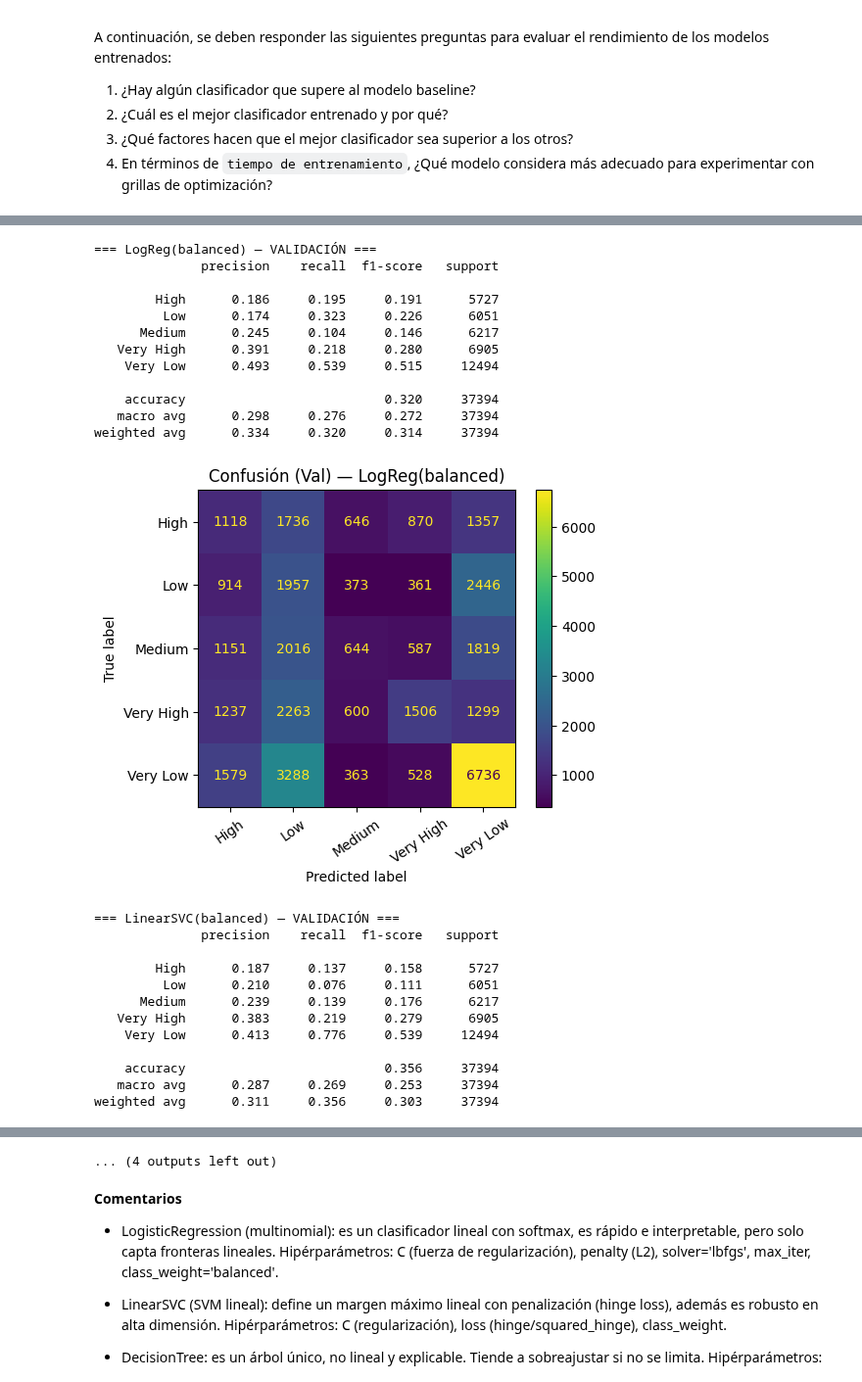
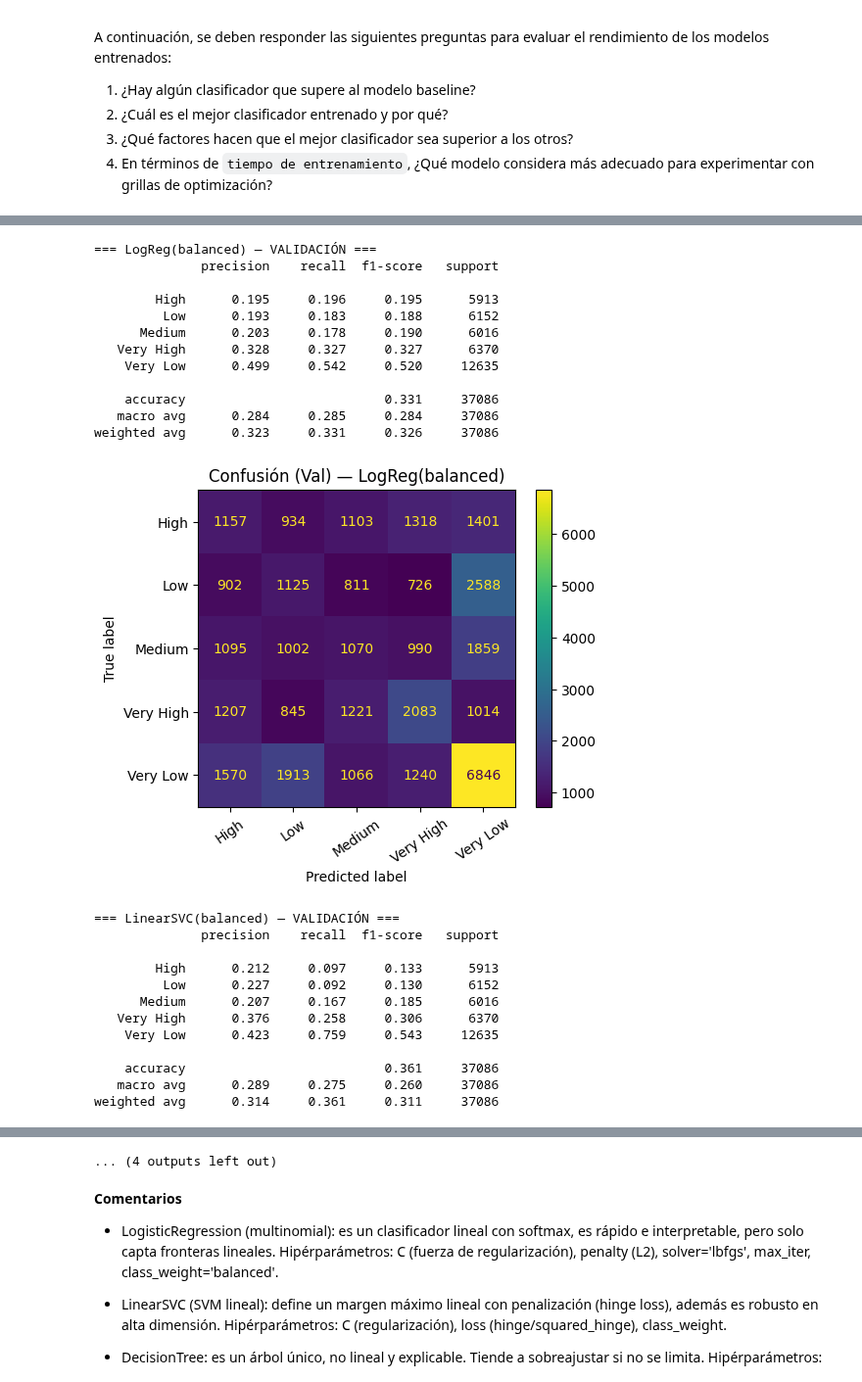
Before and after one commit to jesuvalenzuela/NanSquad, a Jupyter notebook: Proyecto/entrega1/enunciado_entrega1.ipynb, the cells around one changed output, grey strips where cells are left out. Shown at 98% size. Drawn from its saved outputs; the diff is of its cells as text; code cells hidden in the pictures.

```diff
--- a/Proyecto/entrega1/enunciado_entrega1.ipynb
+++ b/Proyecto/entrega1/enunciado_entrega1.ipynb
@@ -491,20 +603,20 @@ Para evaluar correctamente el modelo y garantizar su capacidad de generalizació
 # Desarrolle aquí su código
 from sklearn.model_selection import train_test_split
 
-# Antes de hacer el split eliminaremos de antemano columnas que, según lo visto en el EDA, no servirán
-# En particular, se eliminará region_id', 'zone_id', 'num_visit_per_week', 'category' que tienen el mismo valo para todas las observaciones
-df_filtered = df.drop(columns = ['region_id', 'zone_id', 'num_visit_per_week', 'category'])
+# Para conservar el orden temporal, ordenamos el dataset y luego separamos usando 'shuffle = False'
+df_sorted = weekly_data.sort_values(by = ['week'])
 
-# Para conservar el orden temporal, ordenamos el dataset y luego separamos usando 'shuffle = False'
-df_sorted = df_filtered.sort_values(by = ['purchase_date'])
+# Determinar variables predictoras y objetivo
+X = df_sorted.drop(columns=['weekly_items', 'priority'])
+y = df_sorted['priority']
 
 # Primero, separamos el conjunto de test, tomando el 10% final de los datos totales
-df_train_val, df_test = train_test_split(
-    df_sorted, test_size=0.1, shuffle=False, random_state=42)
+X_train_val, X_test, y_train_val, y_test = train_test_split(
+    X, y, test_size=0.1, shuffle=False, random_state=42)
 
 # Luego, separamos los datos restantes en conjuntos de entrenamiento (80%) y validación (20%)
-df_train, df_val = train_test_split(
-    df_train_val, test_size=0.2, shuffle=False, random_state=42)
+X_train, X_val, y_train, y_val = train_test_split(
+    X_train_val, y_train_val, test_size=0.2, shuffle=False, random_state=42)
 # %%
 import matplotlib.pyplot as plt
 
@@ -1150,23 +1035,6 @@ from sklearn.svm import LinearSVC
 from sklearn.tree import DecisionTreeClassifier
 from sklearn.ensemble import RandomForestClassifier
 from sklearn.neighbors import KNeighborsClassifier
-
-# 0) Generar features con el pipeline definido
-pipeline.set_output(transform="pandas")
-pipeline.fit(df_train)
-
-df_train_clean = pipeline.transform(df_train)
-df_val_clean   = pipeline.transform(df_val)
-df_test_clean  = pipeline.transform(df_test)
-
-X_train = df_train_clean.drop(columns=['weekly_items', 'priority'])
-y_train = df_train_clean['priority']
-
-X_val   = df_val_clean.drop(columns=['weekly_items', 'priority'])
-y_val   = df_val_clean['priority']
-
-X_test  = df_test_clean.drop(columns=['weekly_items', 'priority'])
-y_test  = df_test_clean['priority']
 
 
 # 1) Modelos a comparar (sin optimizar hiperparámetros)
@@ -1222,11 +1090,11 @@ results = []
 reports_val = {}
 for name, clf in models.items():
     t0 = perf_counter()
-    clf.fit(X_train, y_train)
+    clf.fit(X_train_clean, y_train)
     t_train = perf_counter() - t0
 
     t1 = perf_counter()
-    y_pred_val = clf.predict(X_val)
+    y_pred_val = clf.predict(X_val_clean)
     t_pred = perf_counter() - t1
 
     macro_f1 = f1_score(y_val, y_pred_val, average="macro")
@@ -1261,7 +1129,7 @@ best_name = summary.loc[0, "model"]
 best_clf  = models[best_name]
 print(f"\n>>> Mejor modelo por macro-F1 (validación): {best_name}")
 
-y_pred_test = best_clf.predict(X_test)
+y_pred_test = best_clf.predict(X_test_clean)
 print(f"\n=== {best_name} — TEST ===")
 print(classification_report(y_test, y_pred_test, digits=3))
 
@@ -1289,25 +1157,25 @@ weighted avg      0.222     0.224     0.223     37394
 === LogReg(balanced) — VALIDACIÓN ===
               precision    recall  f1-score   support
 
-        High      0.186     0.195     0.191      5727
-         Low      0.174     0.323     0.226      6051
-      Medium      0.245     0.104     0.146      6217
-   Very High      0.391     0.218     0.280      6905
-    Very Low      0.493     0.539     0.515     12494
+        High      0.195     0.196     0.195      5913
+         Low      0.193     0.183     0.188      6152
+      Medium      0.203     0.178     0.190      6016
+   Very High      0.328     0.327     0.327      6370
+    Very Low      0.499     0.542     0.520     12635
 
-    accuracy                          0.320     37394
-   macro avg      0.298     0.276     0.272     37394
-weighted avg      0.334     0.320     0.314     37394
+    accuracy                          0.331     37086
+   macro avg      0.284     0.285     0.284     37086
+weighted avg      0.323     0.331     0.326     37086
-[figure, old version]
+[figure, new version]
 === LinearSVC(balanced) — VALIDACIÓN ===
               precision    recall  f1-score   support
 
-        High      0.187     0.137     0.158      5727
-         Low      0.210     0.076     0.111      6051
-      Medium      0.239     0.139     0.176      6217
-   Very High      0.383     0.219     0.279      6905
-    Very Low      0.413     0.776     0.539     12494
+        High      0.212     0.097     0.133      5913
+         Low      0.227     0.092     0.130      6152
+      Medium      0.207     0.167     0.185      6016
+   Very High      0.376     0.258     0.306      6370
+    Very Low      0.423     0.759     0.543     12635
 
-    accuracy                          0.356     37394
-   macro avg      0.287     0.269     0.253     37394
-weighted avg      0.311     0.356     0.303     37394
+    accuracy                          0.361     37086
+   macro avg      0.289     0.275     0.260     37086
+weighted avg      0.314     0.361     0.311     37086
```
Also changed, not shown: parts of 20 cells of this notebook, 3 other files.
